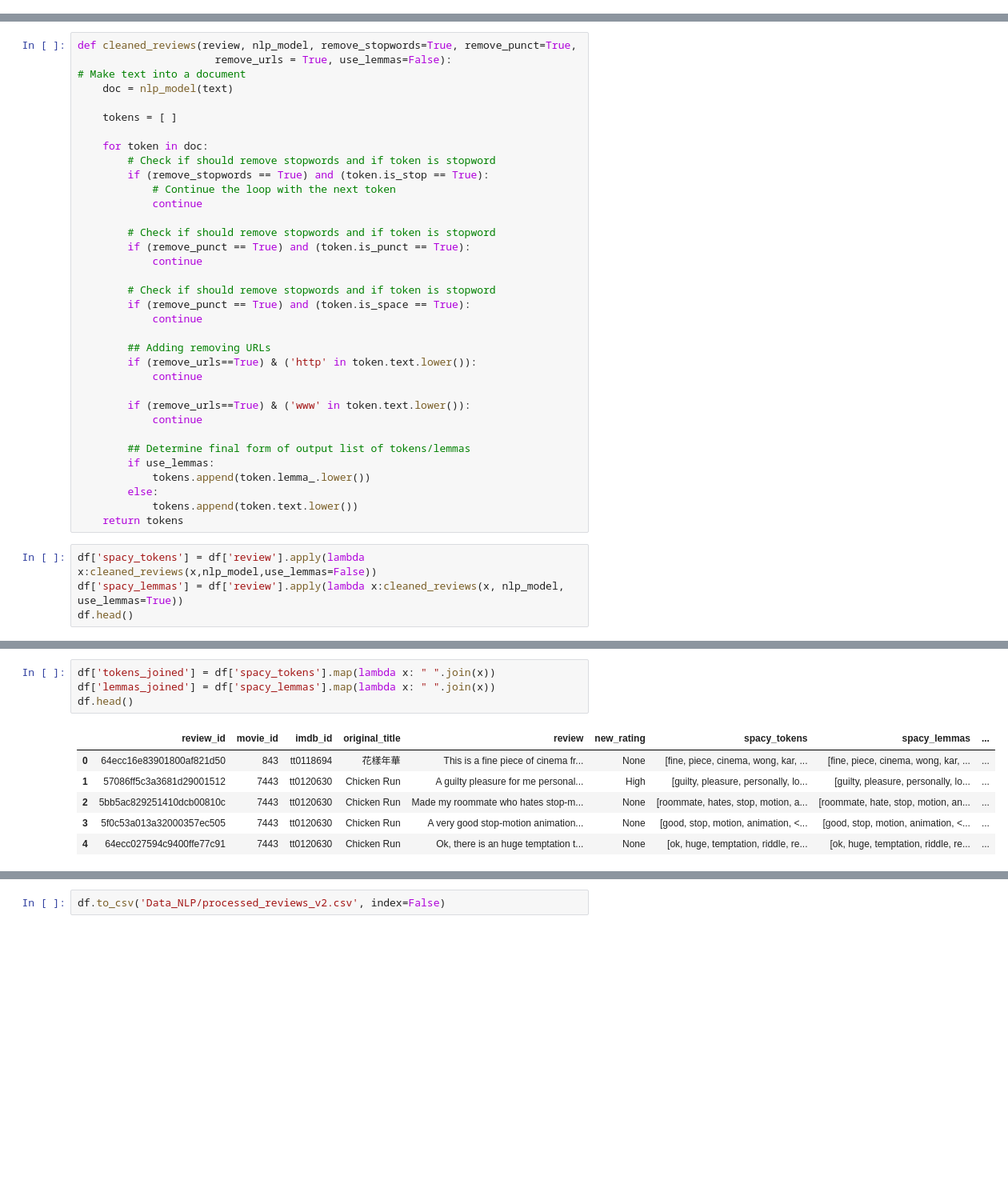
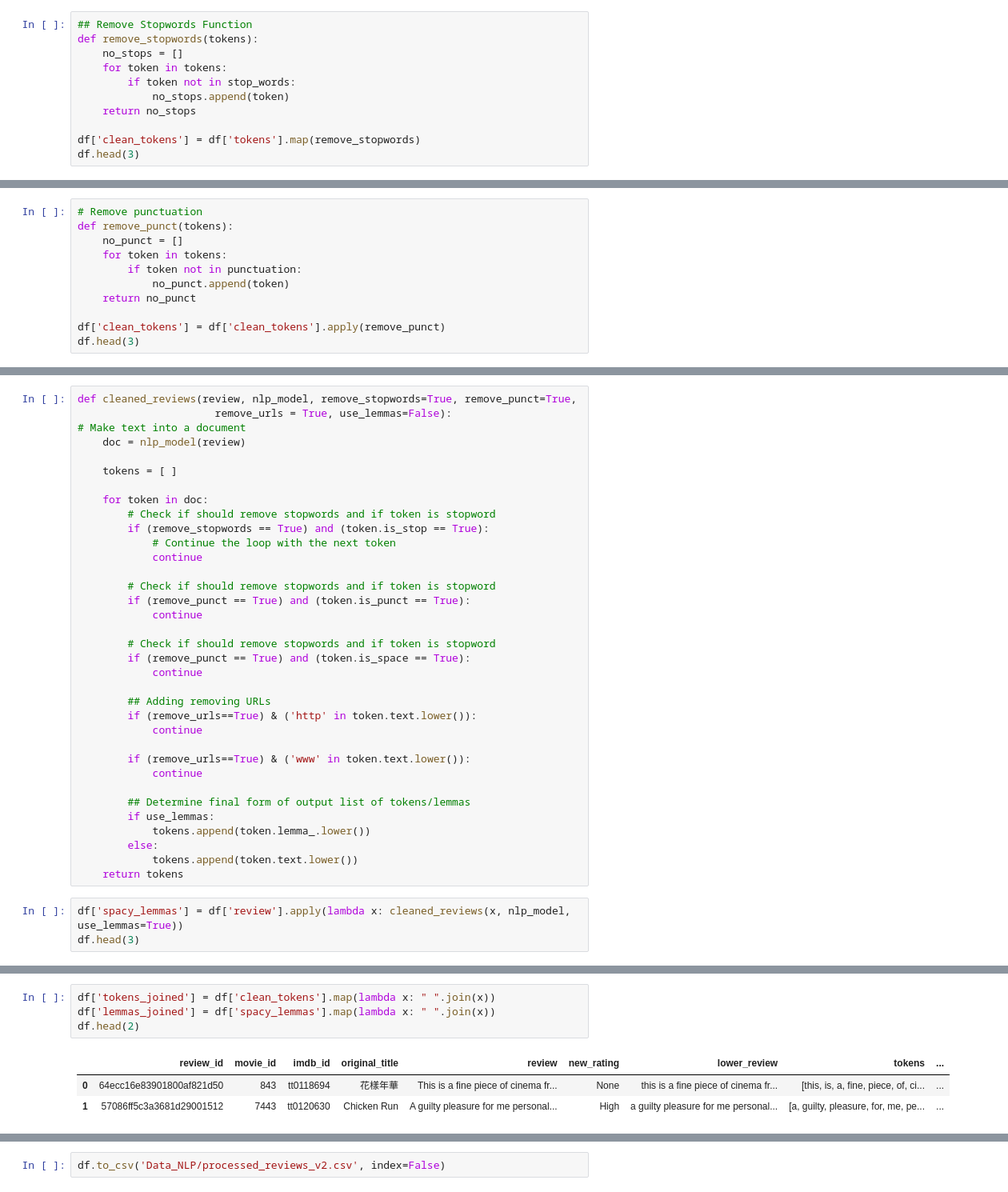
Before and after one commit to carlolopez03/IMDB-Movie-Prediction, a Jupyter notebook: Part5.ipynb, the cells around one changed output, grey strips where cells are left out. Shown at 80% size. Cells and saved outputs as stored; diff of their text form; blank space fills up the shorter version.

```diff
--- a/Part5.ipynb
+++ b/Part5.ipynb
@@ -78,0 +243,11 @@ df.head()
+# %%
+## Remove Stopwords Function
+def remove_stopwords(tokens):
+    no_stops = []
+    for token in tokens:
+        if token not in stop_words:
+            no_stops.append(token)
+    return no_stops
+
+df['clean_tokens'] = df['tokens'].map(remove_stopwords)
+df.head(3)
@@ -78,0 +265,11 @@ df.head()
+# %%
+# Remove punctuation
+def remove_punct(tokens):
+    no_punct = []
+    for token in tokens:
+        if token not in punctuation:
+            no_punct.append(token)
+    return no_punct
+
+df['clean_tokens'] = df['clean_tokens'].apply(remove_punct)
+df.head(3)
@@ -85,7 +288,7 @@ nlp_model.pipe_names
 def cleaned_reviews(review, nlp_model, remove_stopwords=True, remove_punct=True,
                       remove_urls = True, use_lemmas=False):
 # Make text into a document
-    doc = nlp_model(text)
+    doc = nlp_model(review)
 
     tokens = [ ]
 
@@ -117,7 +320,6 @@ def cleaned_reviews(review, nlp_model, remove_stopwords=True, remove_punct=True,
             tokens.append(token.text.lower())
     return tokens
 # %%
-df['spacy_tokens'] = df['review'].apply(lambda x:cleaned_reviews(x,nlp_model,use_lemmas=False))
-df['spacy_lemmas'] = df['review'].apply(lambda x:cleaned_reviews(x, nlp_model, use_lemmas=True))
-df.head()
+df['spacy_lemmas'] = df['review'].apply(lambda x: cleaned_reviews(x, nlp_model, use_lemmas=True))
+df.head(3)
 # %% [output]
@@ -130,11 +330,8 @@ df.head()
 # %%
-df['tokens_joined'] = df['spacy_tokens'].map(lambda x: " ".join(x))
+df['tokens_joined'] = df['clean_tokens'].map(lambda x: " ".join(x))
 df['lemmas_joined'] = df['spacy_lemmas'].map(lambda x: " ".join(x))
-df.head()
+df.head(2)
 # %% [output]
-|  | review_id | movie_id | imdb_id | original_title | review | new_rating | spacy_tokens | spacy_lemmas | ... |
-| 0 | 64ecc16e83901800af821d50 | 843 | tt0118694 | 花樣年華 | This is a fine piece of cinema fr... | None | [fine, piece, cinema, wong, kar, ... | [fine, piece, cinema, wong, kar, ... | ... |
-| 1 | 57086ff5c3a3681d29001512 | 7443 | tt0120630 | Chicken Run | A guilty pleasure for me personal... | High | [guilty, pleasure, personally, lo... | [guilty, pleasure, personally, lo... | ... |
-| 2 | 5bb5ac829251410dcb00810c | 7443 | tt0120630 | Chicken Run | Made my roommate who hates stop-m... | None | [roommate, hates, stop, motion, a... | [roommate, hate, stop, motion, an... | ... |
-| 3 | 5f0c53a013a32000357ec505 | 7443 | tt0120630 | Chicken Run | A very good stop-motion animation... | None | [good, stop, motion, animation, <... | [good, stop, motion, animation, <... | ... |
-| 4 | 64ecc027594c9400ffe77c91 | 7443 | tt0120630 | Chicken Run | Ok, there is an huge temptation t... | None | [ok, huge, temptation, riddle, re... | [ok, huge, temptation, riddle, re... | ... |
+|  | review_id | movie_id | imdb_id | original_title | review | new_rating | lower_review | tokens | ... |
+| 0 | 64ecc16e83901800af821d50 | 843 | tt0118694 | 花樣年華 | This is a fine piece of cinema fr... | None | this is a fine piece of cinema fr... | [this, is, a, fine, piece, of, ci... | ... |
+| 1 | 57086ff5c3a3681d29001512 | 7443 | tt0120630 | Chicken Run | A guilty pleasure for me personal... | High | a guilty pleasure for me personal... | [a, guilty, pleasure, for, me, pe... | ... |
```
Also changed, not shown: parts of 38 cells of this notebook, 3 other files.
